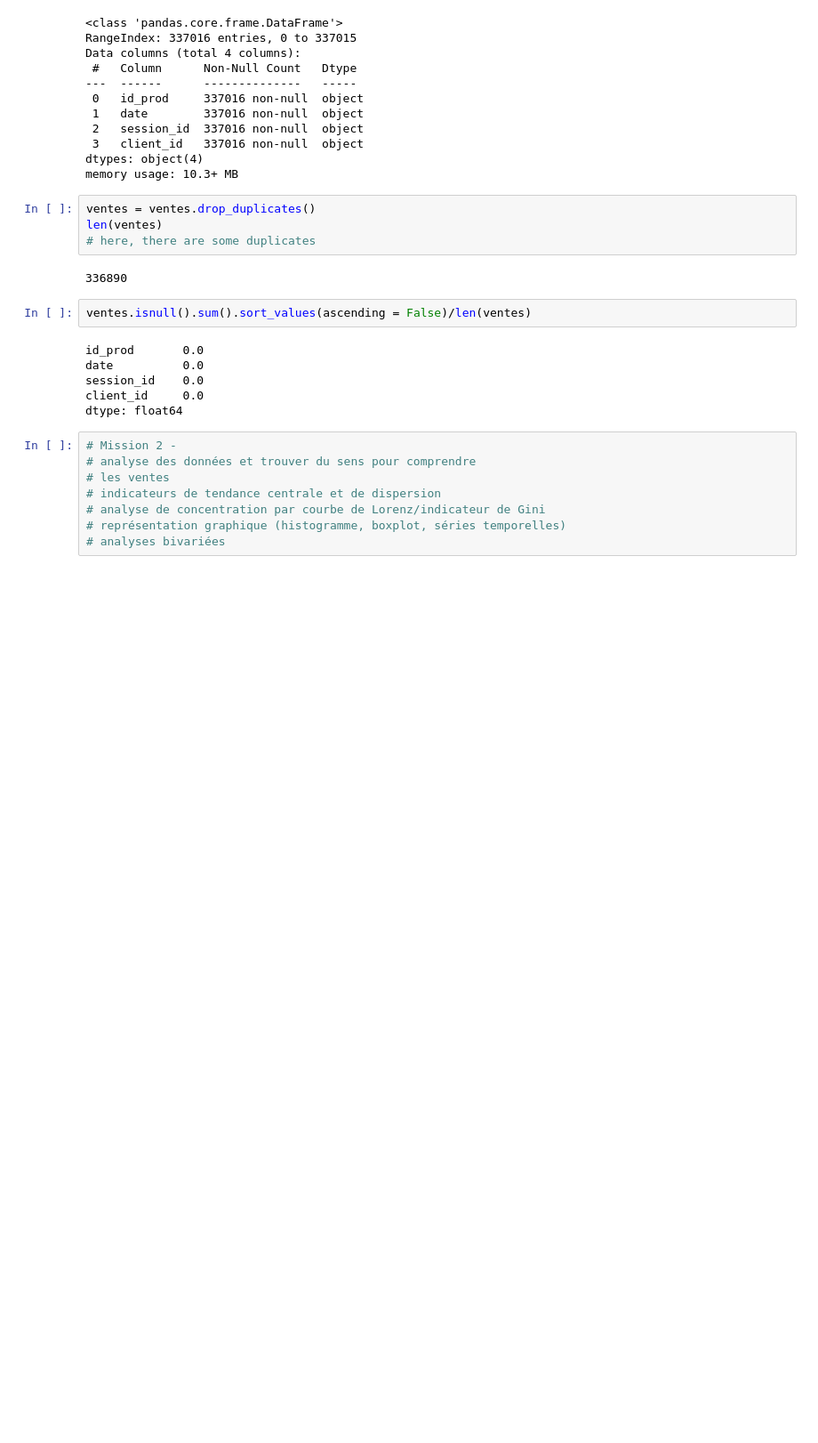
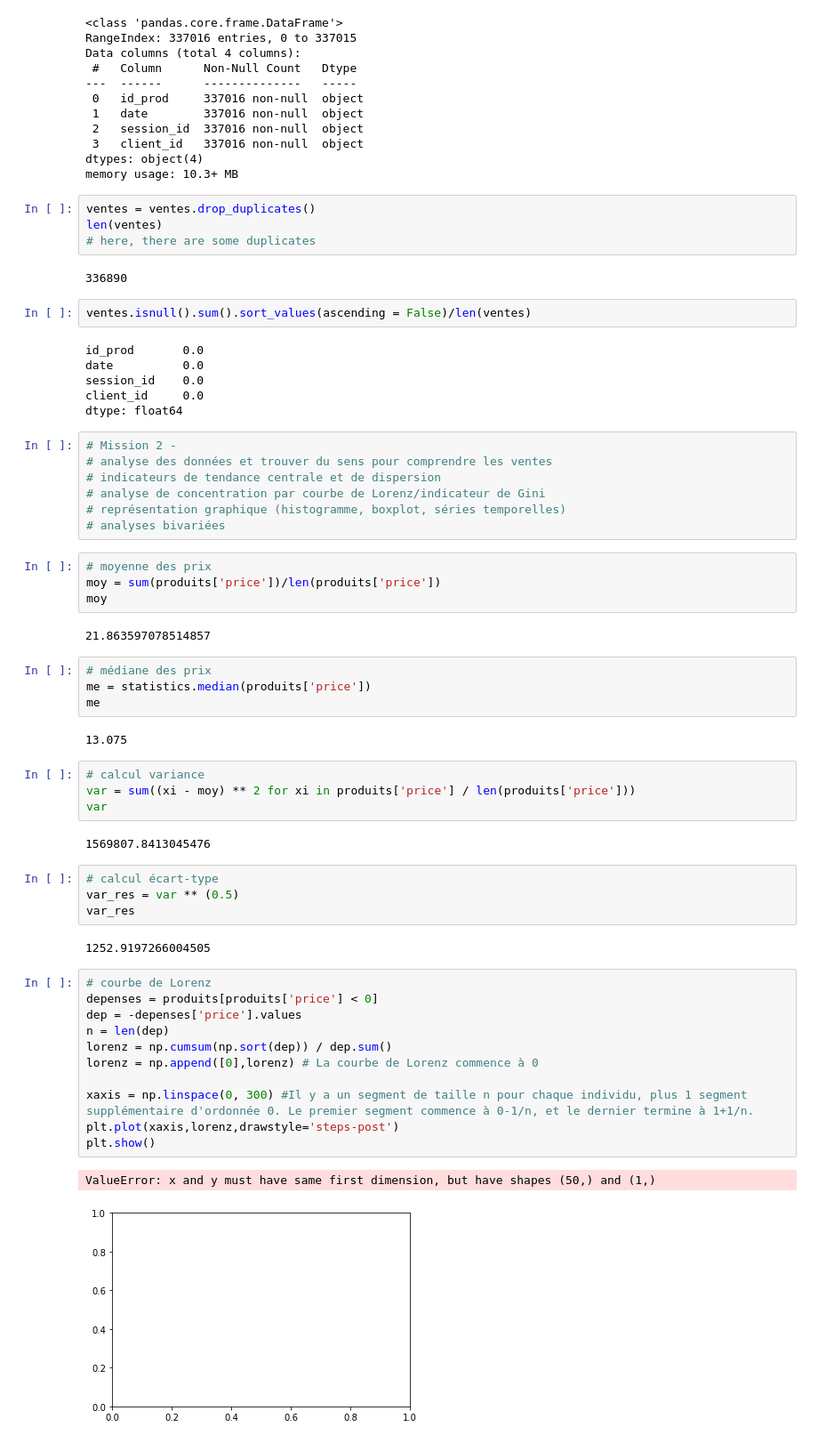
Before and after one commit to LaurenceAndraud/Brief---Book-business, a Jupyter notebook: Analyse_Librairie.ipynb, the cells around one changed output. Shown: that part at 89% size. Drawn from its saved outputs; the diff is of its cells as text; blank space fills up the shorter version.

```diff
--- a/Analyse_Librairie.ipynb
+++ b/Analyse_Librairie.ipynb
@@ -168,9 +184,46 @@ client_id     0.0
 dtype: float64
 # %%
 # Mission 2 -
-# analyse des données et trouver du sens pour comprendre
-# les ventes
+# analyse des données et trouver du sens pour comprendre les ventes
 # indicateurs de tendance centrale et de dispersion
 # analyse de concentration par courbe de Lorenz/indicateur de Gini
 # représentation graphique (histogramme, boxplot, séries temporelles)
 # analyses bivariées
+# %%
+# moyenne des prix
+moy = sum(produits['price'])/len(produits['price'])
+moy
+# %% [output]
+21.863597078514857
+# %%
+# médiane des prix
+me = statistics.median(produits['price'])
+me
+# %% [output]
+13.075
+# %%
+# calcul variance
+var = sum((xi - moy) ** 2 for xi in produits['price'] / len(produits['price']))
+var
+# %% [output]
+1569807.8413045476
+# %%
+# calcul écart-type
+var_res = var ** (0.5)
+var_res
+# %% [output]
+1252.9197266004505
+# %%
+# courbe de Lorenz
+depenses = produits[produits['price'] < 0]
+dep = -depenses['price'].values
+n = len(dep)
+lorenz = np.cumsum(np.sort(dep)) / dep.sum()
+lorenz = np.append([0],lorenz) # La courbe de Lorenz commence à 0
+
+xaxis = np.linspace(0, 300) #Il y a un segment de taille n pour chaque individu, plus 1 segment supplémentaire d'ordonnée 0. Le premier segment commence à 0-1/n, et le dernier termine à 1+1/n.
+plt.plot(xaxis,lorenz,drawstyle='steps-post')
+plt.show()
+# %% [output]
+ValueError: x and y must have same first dimension, but have shapes (50,) and (1,)
+[figure, added]
```
Also changed, not shown: parts of 3 cells of this notebook.
